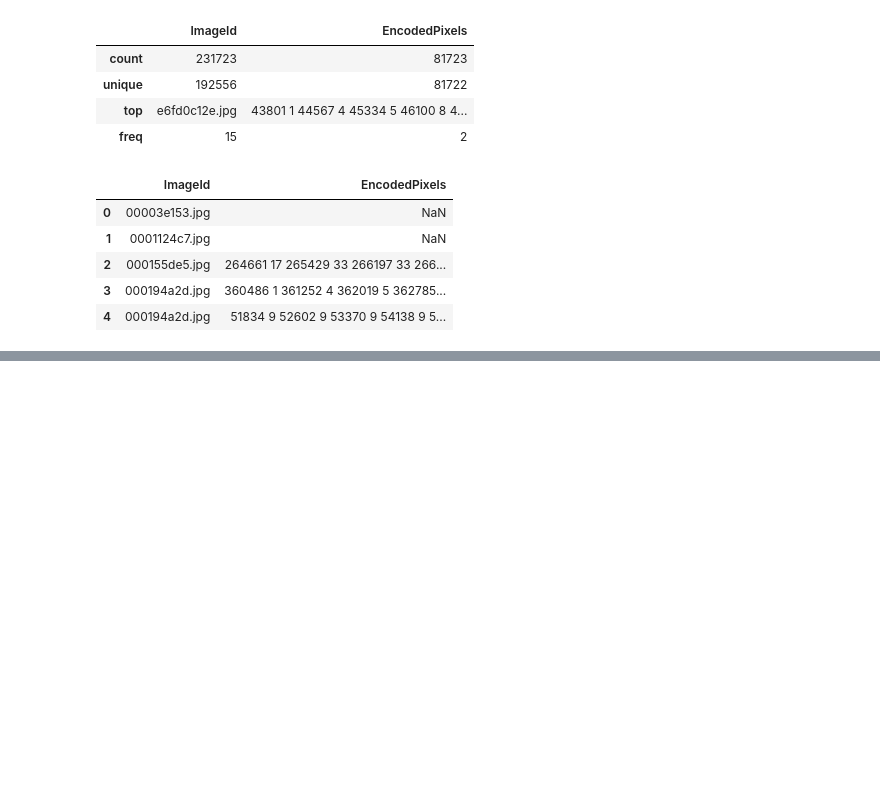
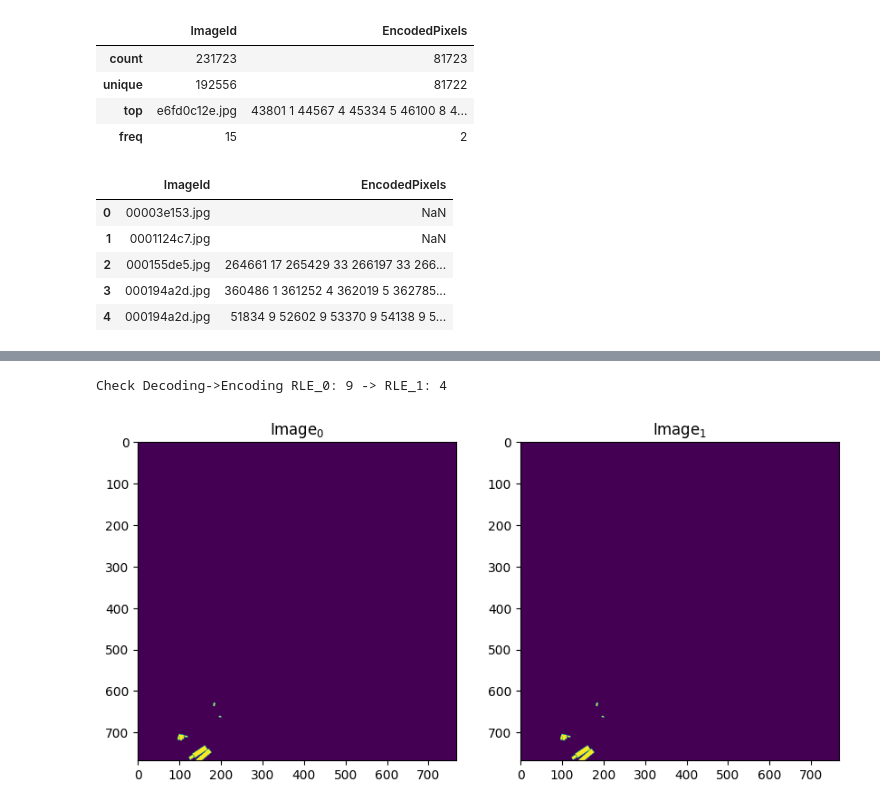
Before and after one commit to DimitriyKachan/Semantic_segmentation, a Jupyter notebook: eda.ipynb, the cells around one changed output, grey strips where cells are left out. Cells and saved outputs as stored; diff of their text form; code cells hidden in the pictures; blank space fills up the shorter version.

```diff
--- a/eda.ipynb
+++ b/eda.ipynb
@@ -58,0 +64,44 @@ os.listdir("data/train_v2")
+# %%
+def mask_decoder(lable, shape = (768, 768)):
+    splited = lable.split()
+    starts, lengths = [np.asarray(x, dtype=np.longlong) for x in (splited[0:][::2], splited[1:][::2])]
+    starts -=1
+    ends = starts + lengths
+    img = np.zeros(shape[0]*shape[1], dtype=np.uint8)
+    for low, high in zip(starts, ends):
+        img[low:high] = 1
+    return img.reshape(shape).T
+# %%
+def combine_masks(mask_list):
+    masks = np.zeros((768,768), dtype=np.int32)
+    for mask in mask_list:
+        if isinstance(mask, str):
+            masks += mask_decoder(mask)
+    return np.expand_dims(masks, -1)
+# %%
+def mask_encoder(img):
+    pixels = img.T.flatten()
+    pixels = np.concatenate([[0], pixels, [0]])
+    runs = np.where(pixels[1:]!=pixels[:-1])[0] + 1
+    runs[1::2] -= runs[::2]
+    return ' '.join(str(x) for x in runs)
+# %%
+def multi_mask_encoder(img):
+    labels = label(img[:, :, 0])
+    return [mask_encoder(labels==k) for k in np.unique(labels[labels>0])]
+# %%
+fig, (ax1, ax2) = plt.subplots(1, 2, figsize = (10, 5))
+rle_0 = lables.query('ImageId=="00021ddc3.jpg"')['EncodedPixels']
+img_0 = combine_masks(rle_0)
+ax1.imshow(img_0[:, :, 0])
+ax1.set_title('Image$_0$')
+rle_1 = multi_mask_encoder(img_0)
+img_1 = combine_masks(rle_1)
+ax2.imshow(img_1[:, :, 0])
+ax2.set_title('Image$_1$')
+print('Check Decoding->Encoding',
+      'RLE_0:', len(rle_0), '->',
+      'RLE_1:', len(rle_1))
+# %% [output]
+Check Decoding->Encoding RLE_0: 9 -> RLE_1: 4
+[figure, added]
```
Also changed, not shown: parts of 10 cells of this notebook.
